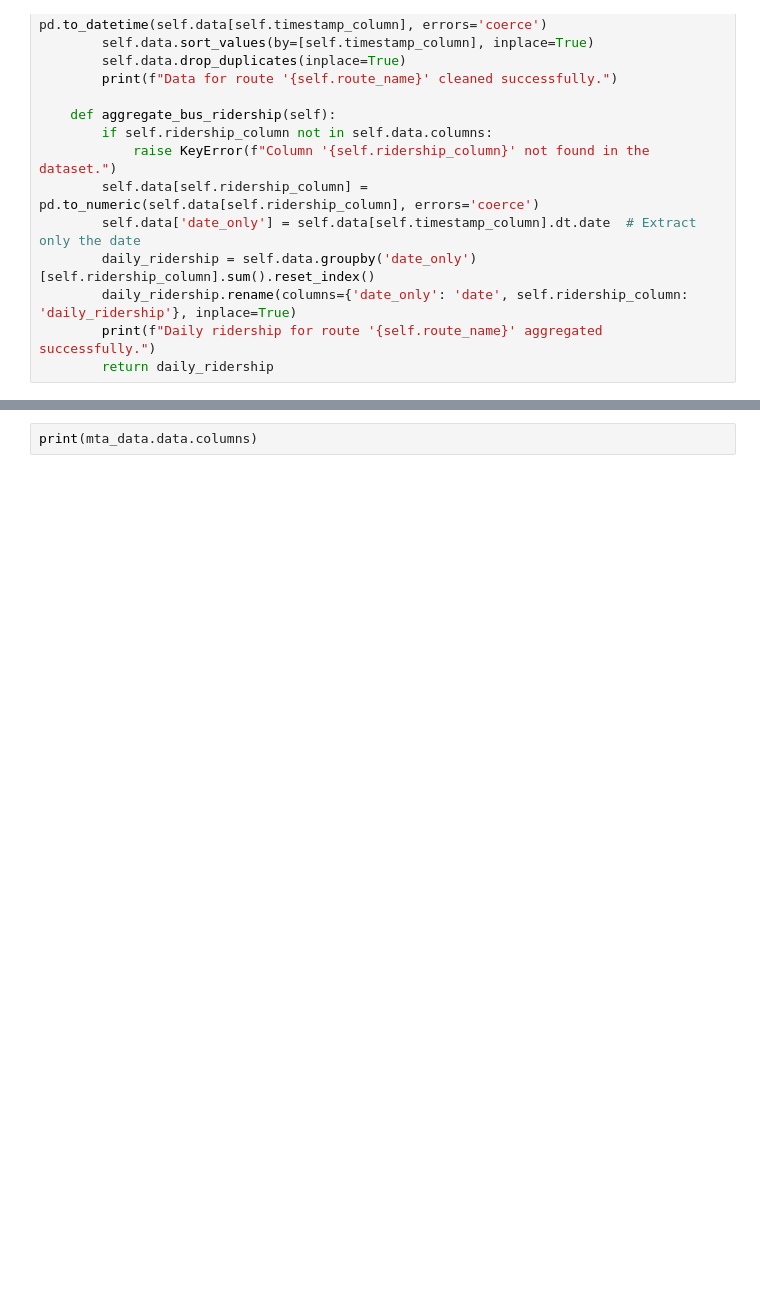
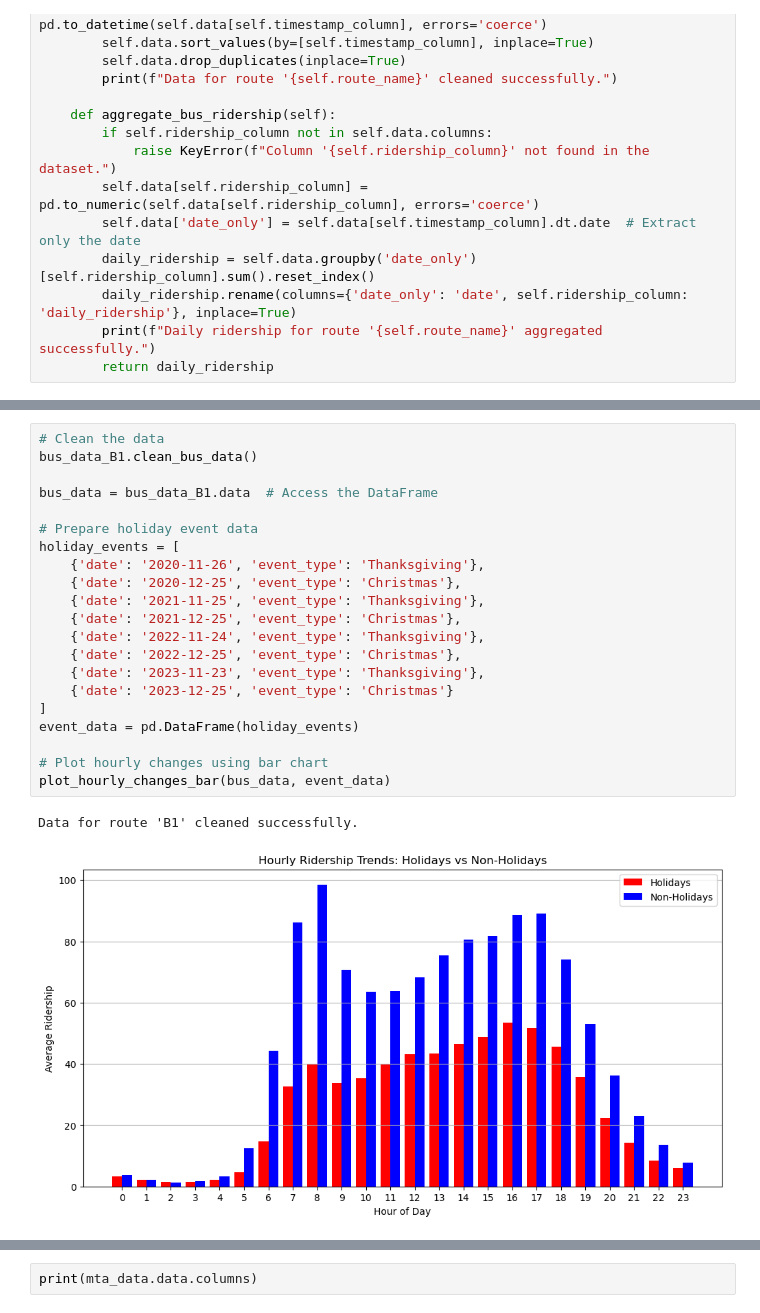
Before and after one commit to Groundpepper/DS-GA-1007-Proj, a Jupyter notebook: 1007.ipynb, the cells around one changed output, grey strips where cells are left out. Saved outputs shown, nothing was run; the diff lists cells and outputs as text; blank space fills up the shorter version.

```diff
--- a/1007.ipynb
+++ b/1007.ipynb
@@ -414,0 +588,24 @@ Daily Ridership:
+# %%
+# Clean the data
+bus_data_B1.clean_bus_data()
+
+bus_data = bus_data_B1.data  # Access the DataFrame
+
+# Prepare holiday event data
+holiday_events = [
+    {'date': '2020-11-26', 'event_type': 'Thanksgiving'},
+    {'date': '2020-12-25', 'event_type': 'Christmas'},
+    {'date': '2021-11-25', 'event_type': 'Thanksgiving'},
+    {'date': '2021-12-25', 'event_type': 'Christmas'},
+    {'date': '2022-11-24', 'event_type': 'Thanksgiving'},
+    {'date': '2022-12-25', 'event_type': 'Christmas'},
+    {'date': '2023-11-23', 'event_type': 'Thanksgiving'},
+    {'date': '2023-12-25', 'event_type': 'Christmas'}
+]
+event_data = pd.DataFrame(holiday_events)
+
+# Plot hourly changes using bar chart
+plot_hourly_changes_bar(bus_data, event_data)
+# %% [output]
+Data for route 'B1' cleaned successfully.
+[figure, added]
```
Also changed, not shown: parts of 12 cells of this notebook.
